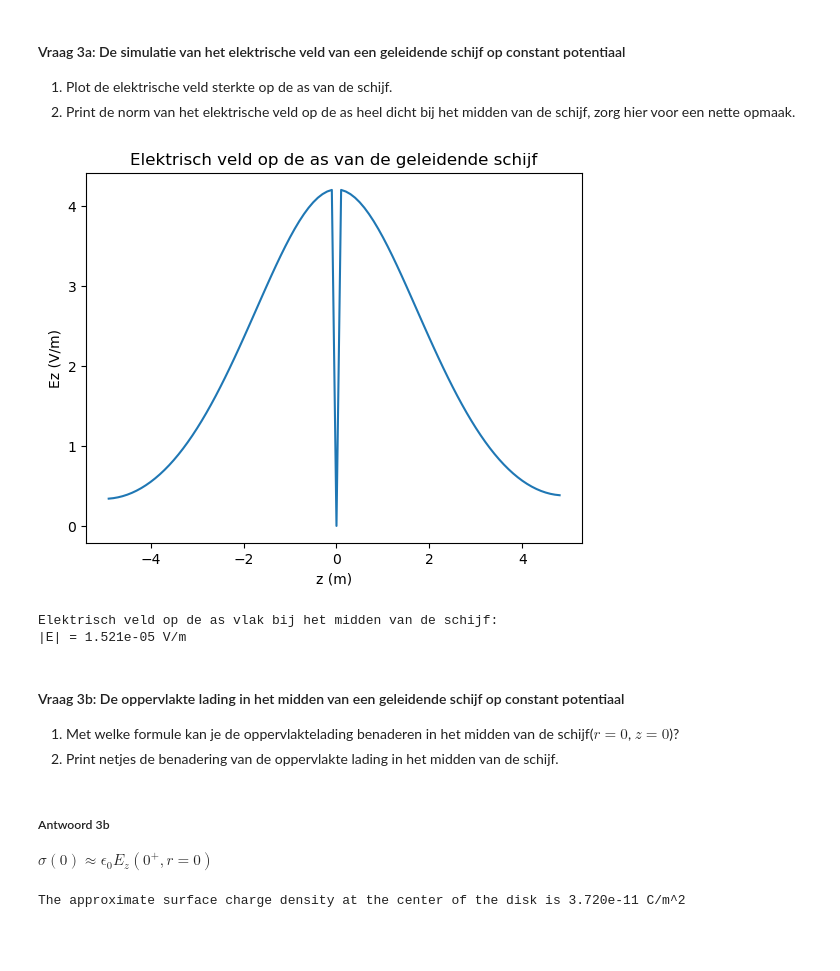
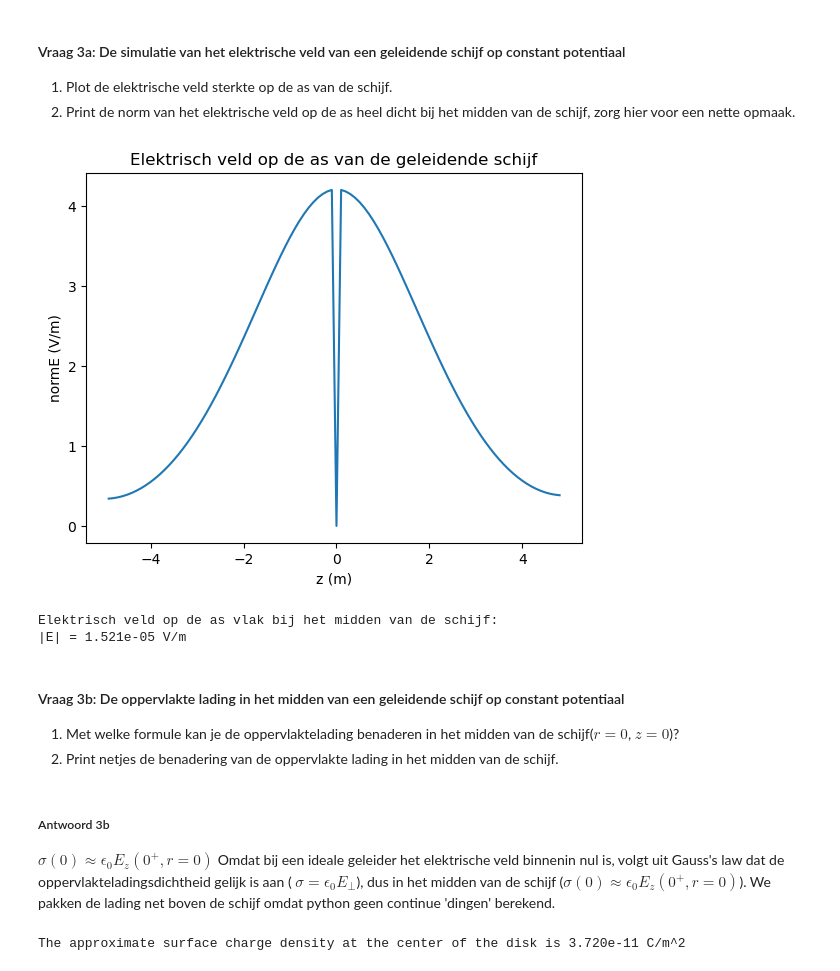
Before and after one commit to yaeljawahierkhan/opdrachten-DEF-D, a Jupyter notebook: DigitaleOntwerpopdrachten/1CondensatorOpdracht/CondensatorOntwerpopdracht.ipynb, the cells around one changed output. Saved outputs shown, nothing was run; the diff lists cells and outputs as text; code cells hidden in the pictures; blank space fills up the shorter version.

```diff
--- a/DigitaleOntwerpopdrachten/1CondensatorOpdracht/CondensatorOntwerpopdracht.ipynb
+++ b/DigitaleOntwerpopdrachten/1CondensatorOpdracht/CondensatorOntwerpopdracht.ipynb
@@ -377,24 +379,24 @@ plot_results_disk(Ez, Er, normE, V, r, z, grid_step, disk_radius, z_pos_disk1, z
 # %%
 import numpy as np
 import matplotlib.pyplot as plt
 
 
 Ez_as = normE[:,0]
 
 plt.figure()
 plt.plot(z_for_E, Ez_as)
 plt.xlabel("z (m)")
-plt.ylabel("Ez (V/m)")
+plt.ylabel("normE (V/m)")
 plt.title("Elektrisch veld op de as van de geleidende schijf")
 plt.show()
 
 idx_z_center = np.argmin(np.abs(z_for_E - z_pos_disk1))
 E_norm_center = normE[idx_z_center, 0]
 
 print("Elektrisch veld op de as vlak bij het midden van de schijf:")
 print(f"|E| = {E_norm_center:.3e} V/m")
 # %% [output]
-[figure, old version]
+[figure, new version]
 Elektrisch veld op de as vlak bij het midden van de schijf:
 |E| = 1.521e-05 V/m
 # %% [markdown]
@@ -404,7 +406,7 @@ Elektrisch veld op de as vlak bij het midden van de schijf:
 2. Print netjes de benadering van de oppervlakte lading in het midden van de schijf.
 # %% [markdown]
 ##### Antwoord 3b
-$\sigma(0) \approx \epsilon_{0}E_z(0^+,r=0)$
+$\sigma(0) \approx \epsilon_{0}E_z(0^+,r=0)$ Omdat bij een ideale geleider het elektrische veld binnenin nul is, volgt uit Gauss's law dat de oppervlakteladingsdichtheid gelijk is aan ( $\sigma = \epsilon_0 E_{\perp} $), dus in het midden van de schijf ($ \sigma(0) \approx \epsilon_0 E_z(0^+, r=0) $). We pakken de lading net boven de schijf omdat python geen continue 'dingen' berekend.
 # %%
 idx_z0 = np.argmin(np.abs(z_for_E - z_pos_disk1))
 Ez_surface = Ez[idx_z0 + 1,0]
```
Also changed, not shown: parts of 4 cells of this notebook.
